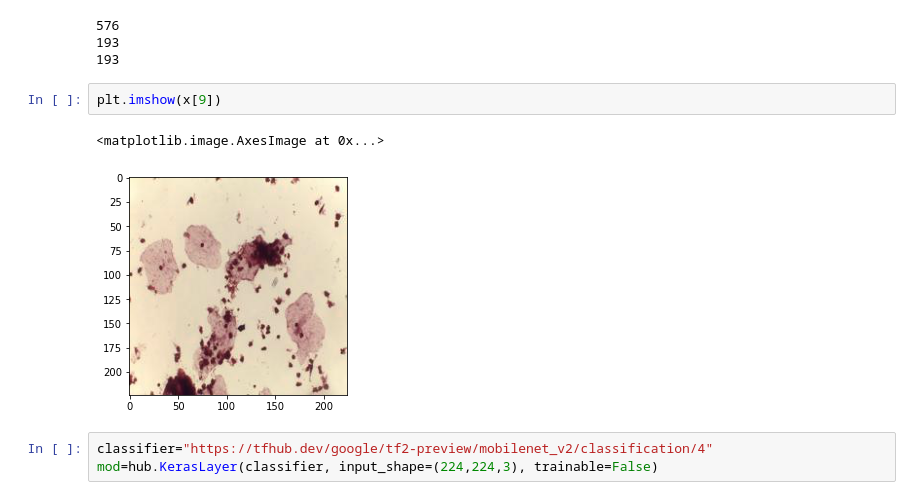
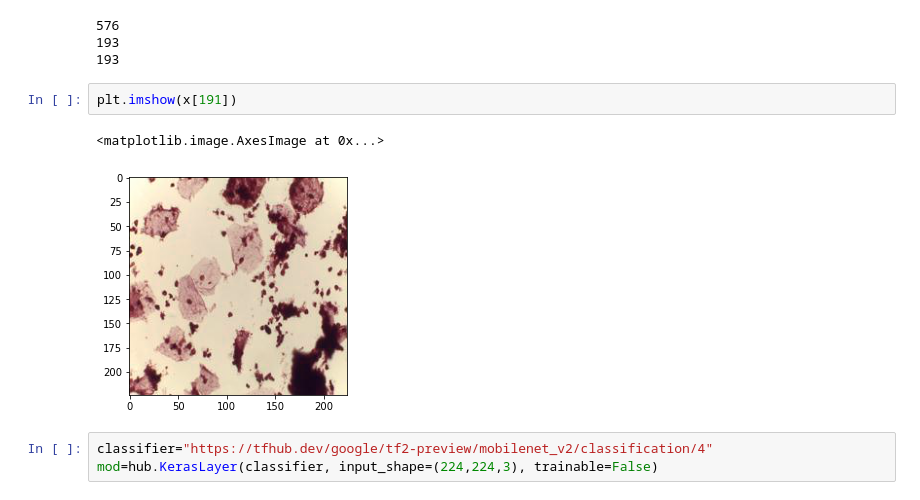
Before and after one commit to sanjana091001/Medical_Imaging, a Jupyter notebook: cerv_canc(MobileNet).ipynb, the cells around one changed output. Drawn from its saved outputs; the diff is of its cells as text.

```diff
--- a/cerv_canc(MobileNet).ipynb
+++ b/cerv_canc(MobileNet).ipynb
@@ -67,10 +67,10 @@ print(len(x_test_scaled))
 193
 193
 # %%
-plt.imshow(x[9])
+plt.imshow(x[191])
 # %% [output]
 <matplotlib.image.AxesImage at 0x...>
-[figure, old version]
+[figure, new version]
 # %%
 classifier="https://tfhub.dev/google/tf2-preview/mobilenet_v2/classification/4"
 mod=hub.KerasLayer(classifier, input_shape=(224,224,3), trainable=False)
```
Also changed, not shown: parts of 12 cells of this notebook.
